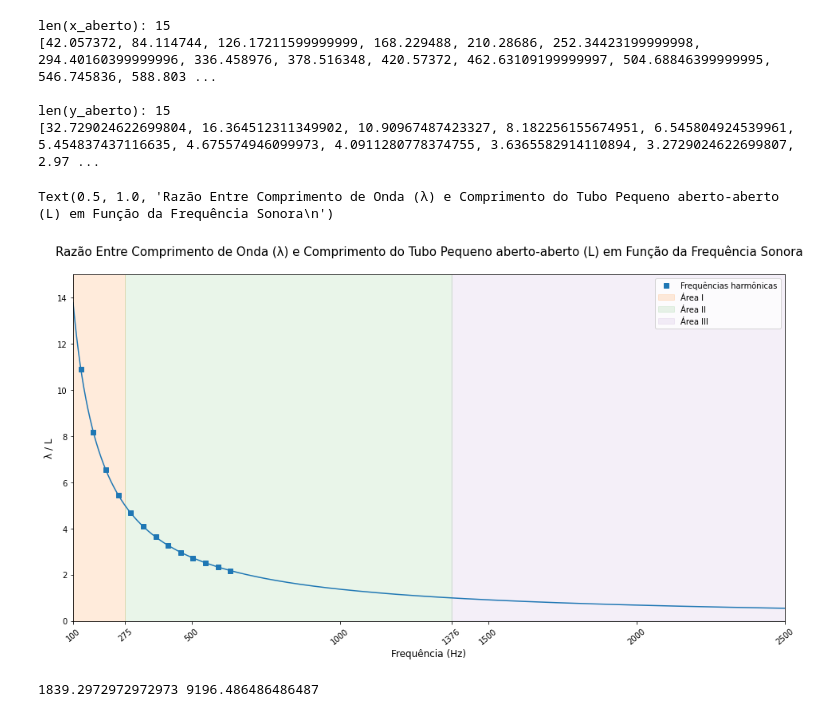
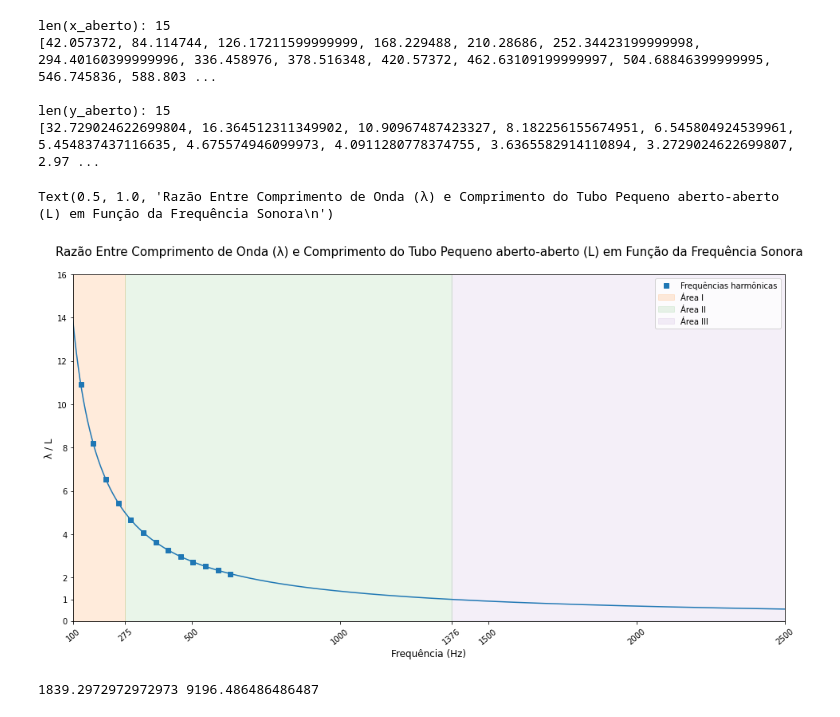
Before and after one commit to PeSader/unicamp, a Jupyter notebook: sem02/f229/exp3.ipynb, the cells around one changed output. Saved outputs shown, nothing was run; the diff lists cells and outputs as text; code cells hidden in the pictures.

```diff
--- a/sem02/f229/exp3.ipynb
+++ b/sem02/f229/exp3.ipynb
@@ -7,7 +7,7 @@ import numpy as np
 import math
 
 
-x = np.arange(100,10000) # frequência
+x = np.arange(0,10000) # frequência
 v = 340.27 # velocidade do som (m/s)
 # %% [markdown]
 ## Tubo Pequeno (L = 22.5cm)
@@ -155,32 +157,34 @@ ax1.fill_between(x, 0, 1, where=y > threshold_max,
 
 ax1.axvspan(FMIN, FMAX, alpha=0.10, color='C2', label=area_labels[1])
 
 threshold_min = RATIOMIN
 ax1.fill_between(x, 0, 1, where=y < threshold_min,
                 color='C4', alpha=0.10, transform=ax1.get_xaxis_transform(), label=area_labels[2])
 
 
 xticks = np.append(ax1.get_xticks(), [FMAX, FMIN, 100])
 ax1.set_xticks(xticks)
+yticks = np.append(ax1.get_yticks(), [1])
+ax1.set_yticks(yticks)
 degrees = 40
 plt.xticks(rotation=degrees)
 
 
 plt.legend(loc='best')
 
 handles, labels = plt.gca().get_legend_handles_labels()
 order = [0,2,1,3]
 plt.legend([handles[idx] for idx in order],[labels[idx] for idx in order])
 
 
 
 ax1.set_xbound(lower=100, upper=xmax)
 ax1.set_ylabel('λ / L',fontsize=12)
 ax1.set_xlabel('Frequência (Hz)',fontsize=12)
 ax1.set_title('Razão Entre Comprimento de Onda (λ) e Comprimento do Tubo Pequeno aberto-aberto (L) em Função da Frequência Sonora\n', fontsize=15)
 
 # plt.savefig('tubo_pequeno_aberto_aberto.png')
 # %% [output]
 Text(0.5, 1.0, 'Razão Entre Comprimento de Onda (λ) e Comprimento do Tubo Pequeno aberto-aberto (L) em Função da Frequência Sonora\n')
-[figure, old version]
+[figure, new version]
 # %%
```
Also changed, not shown: parts of 7 cells of this notebook, 2 other files.
